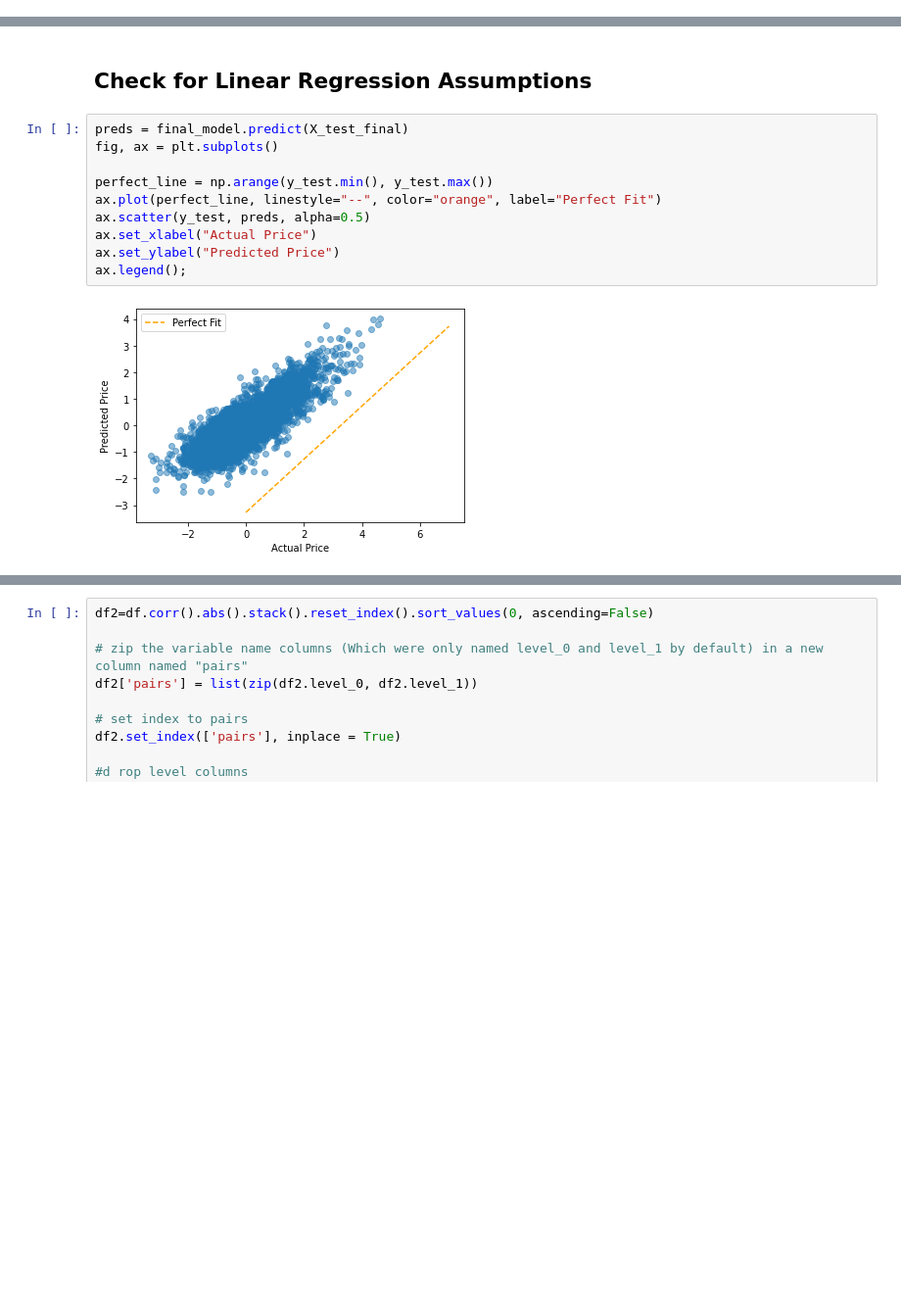
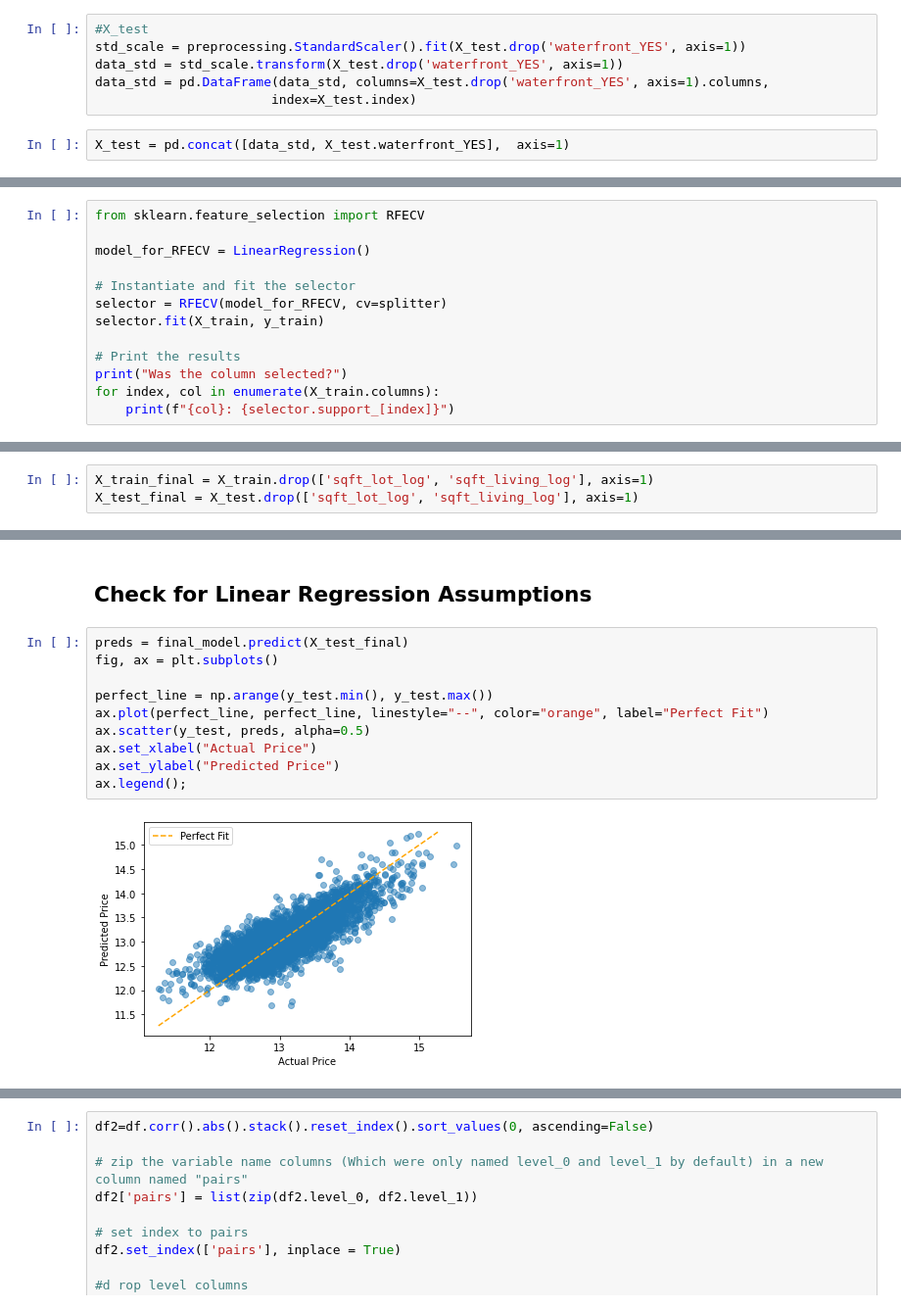
Before and after one commit to bentoler22/Flatiron_Phase_2_Project, a Jupyter notebook: student.ipynb, the cells around one changed output, grey strips where cells are left out. Shown: that part at 98% size. Cells and saved outputs as stored; diff of their text form; blank space fills up the shorter version.

Commit message:
linear regression assumptions check

```diff
--- a/student.ipynb
+++ b/student.ipynb
@@ -144,0 +157,8 @@ features = ['condition', 'bathrooms','grade']
+# %%
+#X_test
+std_scale = preprocessing.StandardScaler().fit(X_test.drop('waterfront_YES', axis=1))
+data_std = std_scale.transform(X_test.drop('waterfront_YES', axis=1))
+data_std = pd.DataFrame(data_std, columns=X_test.drop('waterfront_YES', axis=1).columns,
+                       index=X_test.index)
+# %%
+X_test = pd.concat([data_std, X_test.waterfront_YES],  axis=1)
@@ -184,0 +258,13 @@ X_test_final = X_test
+# %%
+from sklearn.feature_selection import RFECV
+
+model_for_RFECV = LinearRegression()
+
+# Instantiate and fit the selector
+selector = RFECV(model_for_RFECV, cv=splitter)
+selector.fit(X_train, y_train)
+
+# Print the results
+print("Was the column selected?")
+for index, col in enumerate(X_train.columns):
+    print(f"{col}: {selector.support_[index]}")
@@ -184,0 +290,3 @@ X_test_final = X_test
+# %%
+X_train_final = X_train.drop(['sqft_lot_log', 'sqft_living_log'], axis=1)
+X_test_final = X_test.drop(['sqft_lot_log', 'sqft_living_log'], axis=1)
@@ -197,15 +374,15 @@ final_model.score(X_test_final, y_test)
 # %%
 preds = final_model.predict(X_test_final)
 fig, ax = plt.subplots()
 
 perfect_line = np.arange(y_test.min(), y_test.max())
-ax.plot(perfect_line, linestyle="--", color="orange", label="Perfect Fit")
+ax.plot(perfect_line, perfect_line, linestyle="--", color="orange", label="Perfect Fit")
 ax.scatter(y_test, preds, alpha=0.5)
 ax.set_xlabel("Actual Price")
 ax.set_ylabel("Predicted Price")
 ax.legend();
 # %% [output]
-[figure, old version]
+[figure, new version]
 # %%
 import scipy.stats as stats
 residuals = (y_test - preds)
```
Also changed, not shown: parts of 67 cells of this notebook.
